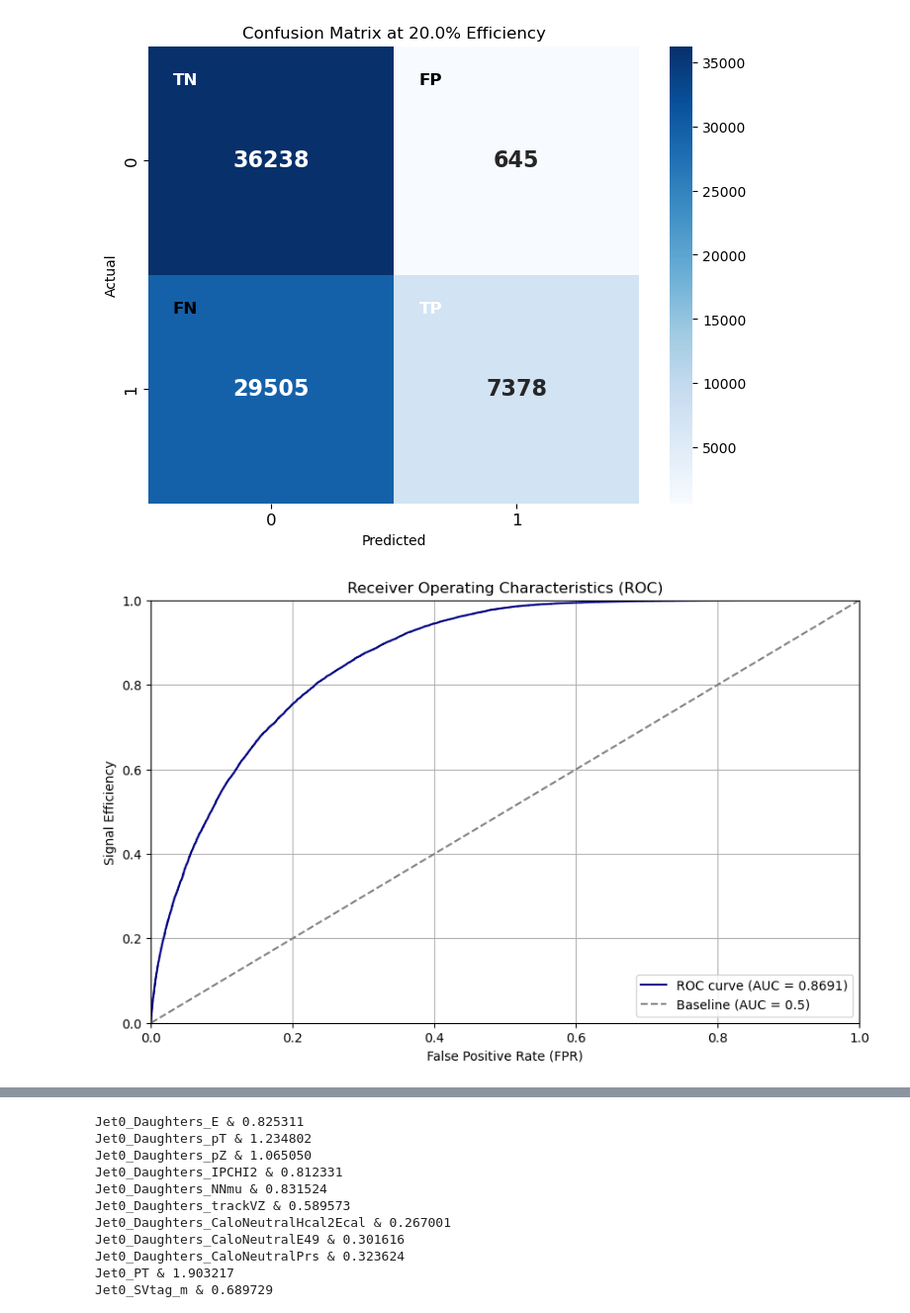
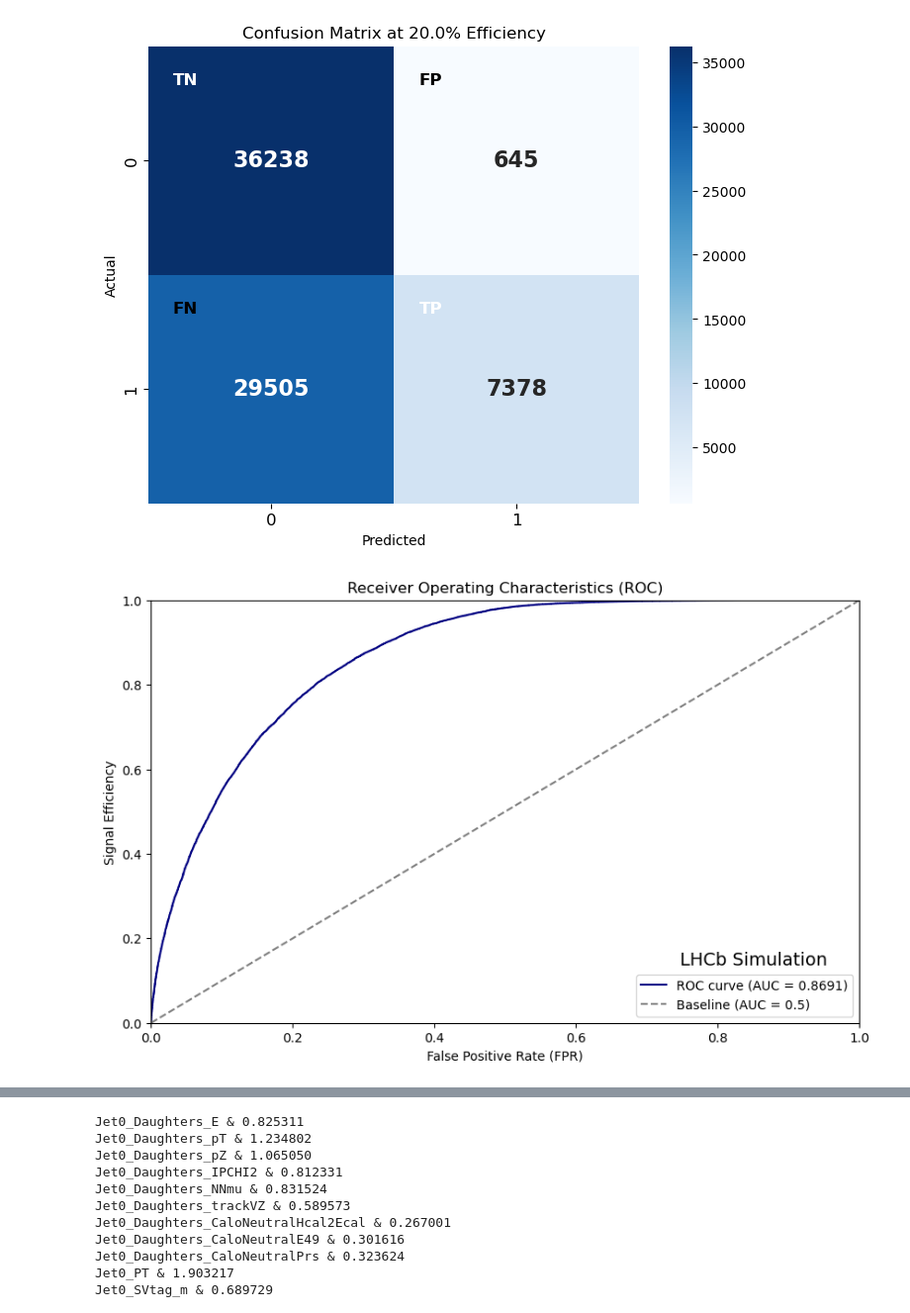
Before and after one commit to gpesticci/Jet-GNN, a Jupyter notebook: cGNN.ipynb, the cells around one changed output, grey strips where cells are left out. Shown at 99% size. Saved outputs shown, nothing was run; the diff lists cells and outputs as text; code cells hidden in the pictures.

```diff
--- a/cGNN.ipynb
+++ b/cGNN.ipynb
@@ -447,7 +447,7 @@ y_true = []  # class values (0 or 1)
 y_scores = []  # predicted probabilities or scores
 
 model.load_state_dict(torch.load('full_cb_model1.pth'))
-#model = model.to('cpu')
+model = model.to('cpu')
 model.eval()
 with torch.no_grad():
     for data in test_loader:
@@ -544,19 +556,18 @@ plt.show()
 # %%
 # Plot ROC Curve and show AUC
 plt.figure(figsize=(10, 6))
 plt.plot(fpr, tpr, color='navy', label=f'ROC curve (AUC = {auc:.4f})')
 plt.plot([0, 1], [0, 1], color='grey', linestyle='--', label='Baseline (AUC = 0.5)')
 plt.xlim([0.0, 1.0])
 plt.ylim([0.0, 1.0])
-plt.style.use('default')
 plt.ylabel('Signal Efficiency')
 plt.xlabel('False Positive Rate (FPR)')
 plt.title('Receiver Operating Characteristics (ROC)')
-plt.text(0.85, 0.10, "LHCb Simulation", fontsize=14, transform=plt.gca().transAxes, verticalalignment='center', horizontalalignment='center')
+plt.text(0.85, 0.15, "LHCb Simulation", fontsize=14, transform=plt.gca().transAxes, verticalalignment='center', horizontalalignment='center')
 plt.legend(loc='lower right')
 plt.show()
 # %% [output]
-[figure, old version]
+[figure, new version]
 # %%
 # Prepare model
 model.eval()
```
Also changed, not shown: parts of 12 cells of this notebook.
